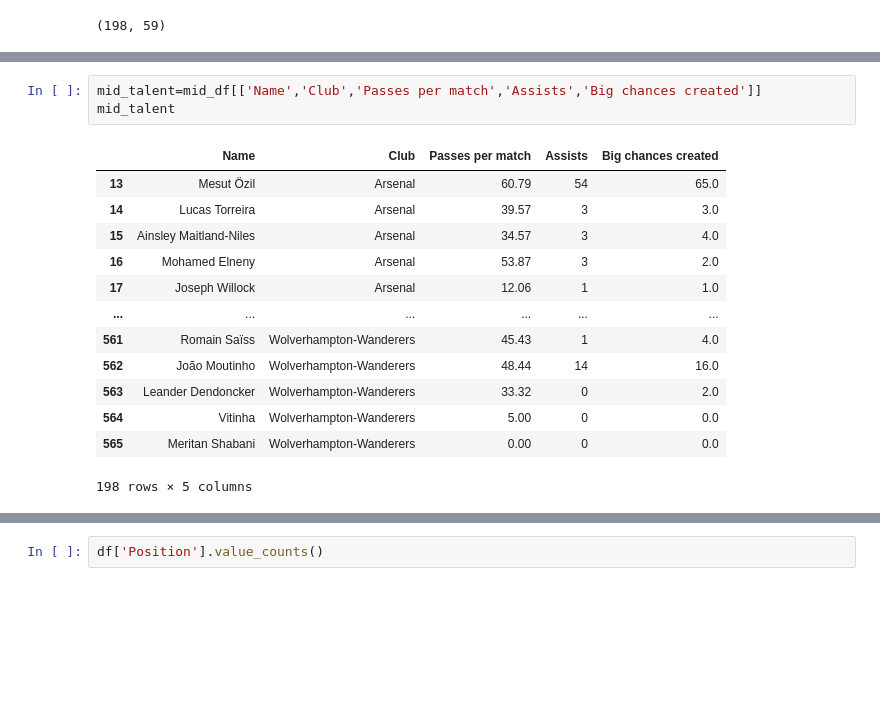
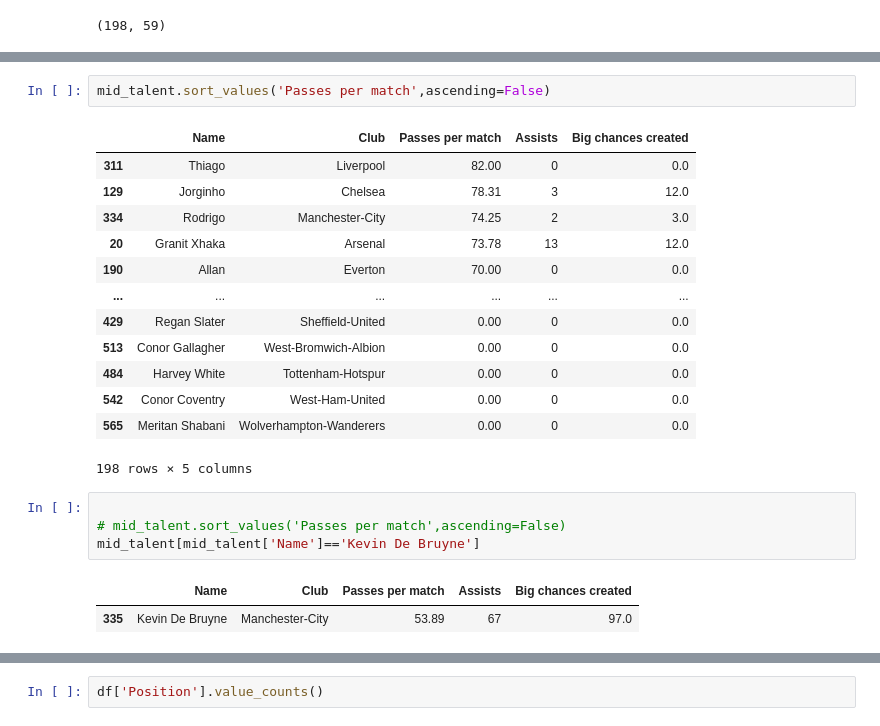
Before and after one commit to Prayush77/EDA_Premier_League_Players, a Jupyter notebook: src/main.ipynb, the cells around one changed output, grey strips where cells are left out. Drawn from its saved outputs; the diff is of its cells as text; blank space fills up the shorter version.

```diff
--- a/src/main.ipynb
+++ b/src/main.ipynb
@@ -168,17 +182,23 @@ mid_df.shape
+# %%
+mid_talent.sort_values('Passes per match',ascending=False)
+# %% [output]
+|  | Name | Club | Passes per match | Assists | Big chances created |
+| 311 | Thiago | Liverpool | 82.00 | 0 | 0.0 |
+| 129 | Jorginho | Chelsea | 78.31 | 3 | 12.0 |
+| 334 | Rodrigo | Manchester-City | 74.25 | 2 | 3.0 |
+| 20 | Granit Xhaka | Arsenal | 73.78 | 13 | 12.0 |
+| 190 | Allan | Everton | 70.00 | 0 | 0.0 |
+| ... | ... | ... | ... | ... | ... |
+| 429 | Regan Slater | Sheffield-United | 0.00 | 0 | 0.0 |
+| 513 | Conor Gallagher | West-Bromwich-Albion | 0.00 | 0 | 0.0 |
+| 484 | Harvey White | Tottenham-Hotspur | 0.00 | 0 | 0.0 |
+| 542 | Conor Coventry | West-Ham-United | 0.00 | 0 | 0.0 |
+| 565 | Meritan Shabani | Wolverhampton-Wanderers | 0.00 | 0 | 0.0 |
+198 rows × 5 columns
 # %%
-mid_talent=mid_df[['Name','Club','Passes per match','Assists','Big chances created']]
-mid_talent
+
+# mid_talent.sort_values('Passes per match',ascending=False)
+mid_talent[mid_talent['Name']=='Kevin De Bruyne']
 # %% [output]
 |  | Name | Club | Passes per match | Assists | Big chances created |
-| 13 | Mesut Özil | Arsenal | 60.79 | 54 | 65.0 |
-| 14 | Lucas Torreira | Arsenal | 39.57 | 3 | 3.0 |
-| 15 | Ainsley Maitland-Niles | Arsenal | 34.57 | 3 | 4.0 |
-| 16 | Mohamed Elneny | Arsenal | 53.87 | 3 | 2.0 |
-| 17 | Joseph Willock | Arsenal | 12.06 | 1 | 1.0 |
-| ... | ... | ... | ... | ... | ... |
-| 561 | Romain Saïss | Wolverhampton-Wanderers | 45.43 | 1 | 4.0 |
-| 562 | João Moutinho | Wolverhampton-Wanderers | 48.44 | 14 | 16.0 |
-| 563 | Leander Dendoncker | Wolverhampton-Wanderers | 33.32 | 0 | 2.0 |
-| 564 | Vitinha | Wolverhampton-Wanderers | 5.00 | 0 | 0.0 |
-| 565 | Meritan Shabani | Wolverhampton-Wanderers | 0.00 | 0 | 0.0 |
+| 335 | Kevin De Bruyne | Manchester-City | 53.89 | 67 | 97.0 |
-198 rows × 5 columns
```
Also changed, not shown: parts of 6 cells of this notebook.
